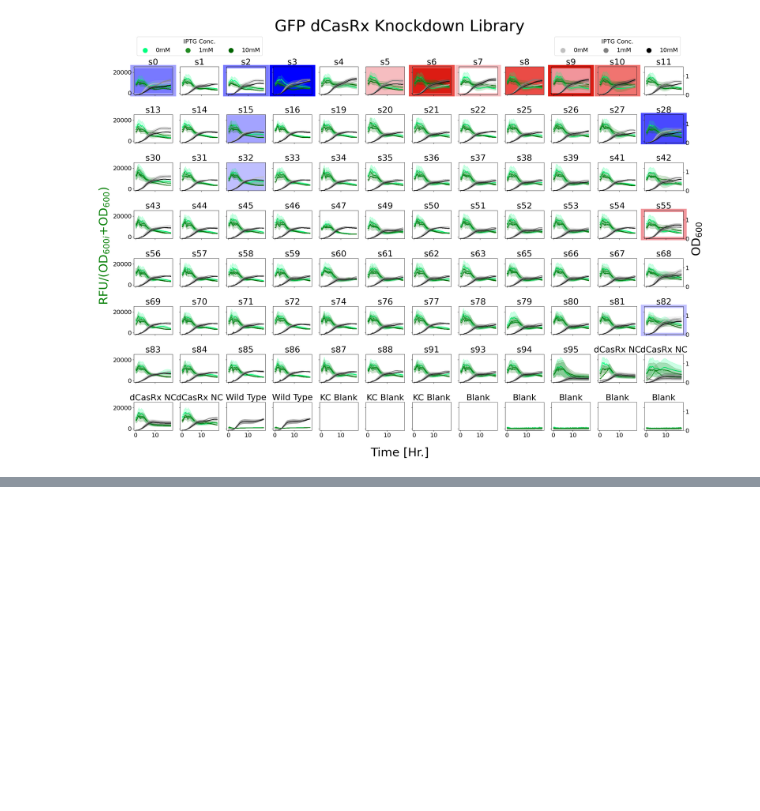
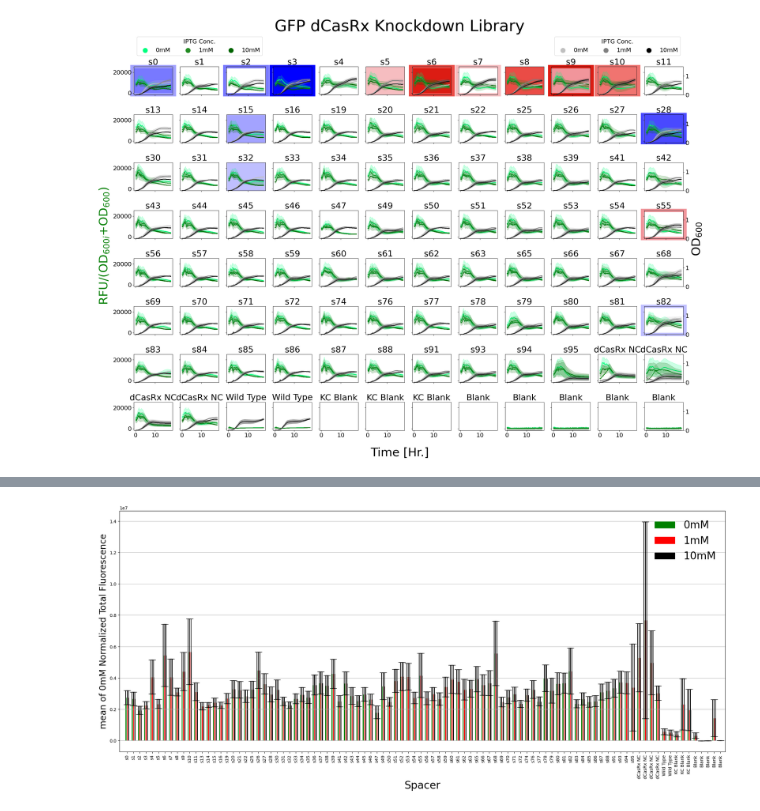
Before and after one commit to aztaylor/p2x11_GFP_Spacer_Library, a Jupyter notebook: Scripts/Aggregate_80memberAnalysis.ipynb, the cells around one changed output, grey strips where cells are left out. Cells and saved outputs as stored; diff of their text form; code cells hidden in the pictures; blank space fills up the shorter version.

```diff
--- a/Scripts/Aggregate_80memberAnalysis.ipynb
+++ b/Scripts/Aggregate_80memberAnalysis.ipynb
@@ -602,0 +668,44 @@ plt.show()
+# %%
+AUC_mean = {}
+AUC_std = {}
+AUC_sem = {}
+
+for conc in concs:
+    AUC_mean[conc] = {}
+    AUC_std[conc] = {}
+    AUC_sem[conc] = {}
+    for read in reads:
+        AUC_mean[conc][read] = np.mean(AUC_dict[conc][read], axis=2)
+        AUC_std[conc][read] = np.std(AUC_dict[conc][read], axis=2)
+        AUC_sem[conc][read] = np.std(AUC_dict[conc][read], axis=2)/np.sqrt(len(concs))
+# %%
+fig, ax = plt.subplots(figsize=(25,10))
+read = 'GFP75:480,510'
+# set heights of bars
+bars1 = AUC_mean['0mM'][reads[1]].reshape(96)
+bars2 = AUC_mean['1mM'][reads[1]].reshape(96)
+bars3 = AUC_mean['10mM'][reads[1]].reshape(96)
+
+barWidth = (25-2*margin)/len(bars1)
+# Set position of bar on X axis
+r1 = np.arange(len(bars1))
+r2 = [x + barWidth for x in r1]
+
+
+# Make the plot
+ax.bar(r1, bars1, color='green', width=barWidth, edgecolor='white', label='0mM', yerr=AUC_sem['0mM'][reads[1]].reshape(96), capsize=5)
+ax.bar(r2, bars2, color='red', width=barWidth, edgecolor='white', label='1mM', yerr=AUC_sem['1mM'][reads[1]].reshape(96), capsize=5)
+ax.bar(r3, bars2, color='black', width=barWidth, edgecolor='white', label='10mM', yerr=AUC_sem['10mM'][reads[1]].reshape(96), capsize=5)
+
+# Add xticks on the middle of the group bars
+ax.set_xlabel('Spacer', fontsize=24)
+ax.set_ylabel('mean of 0mM Normalized Total Fluorescence', fontsize=20)
+ax.set_xticks([r + barWidth for r in range(len(bars1))], np.array(titles).reshape(96), rotation=90, fontsize=10)
+ax.grid(axis='y')
+
+# Create legend & Show graphic
+ax.legend(frameon=False, fontsize=24)
+plt.xlim([-1,r1.size])
+plt.show()
+# %% [output]
+[figure, added]
```
Also changed, not shown: parts of 4 cells of this notebook.
